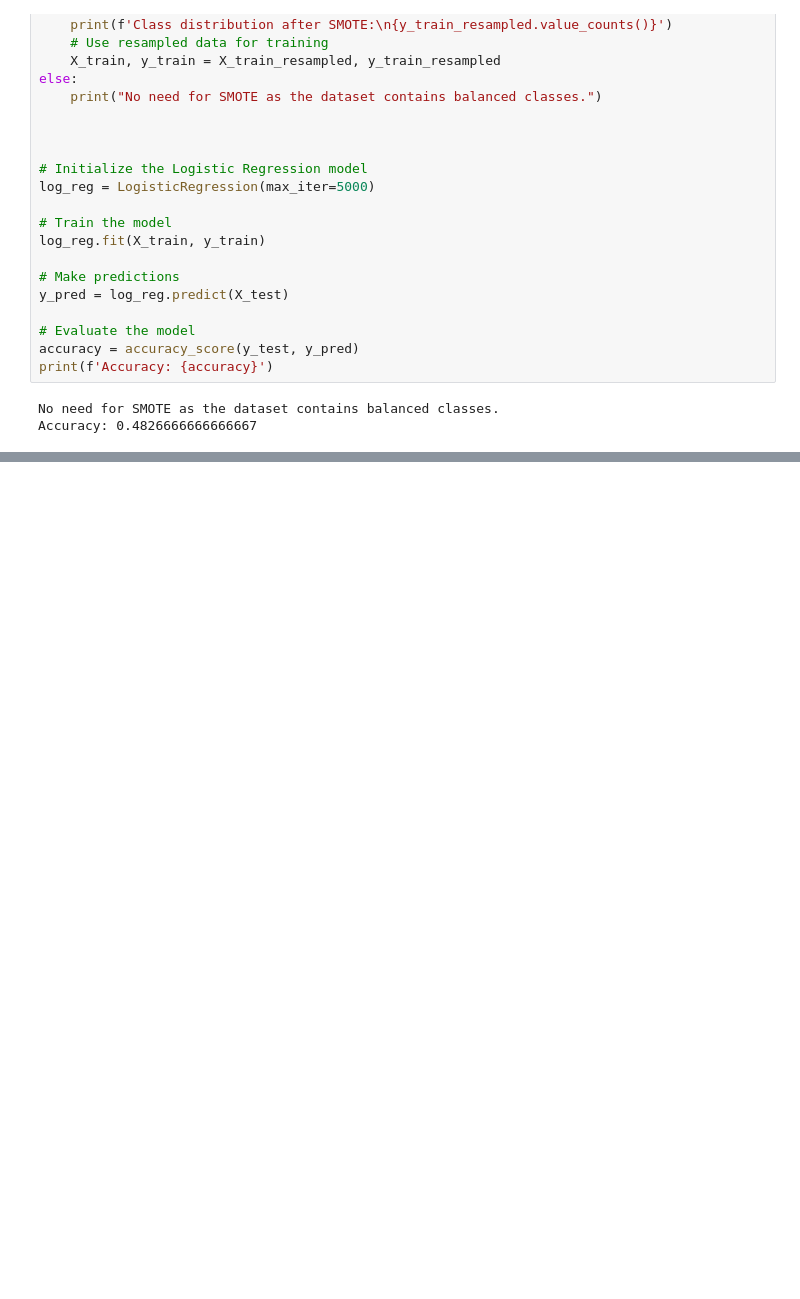
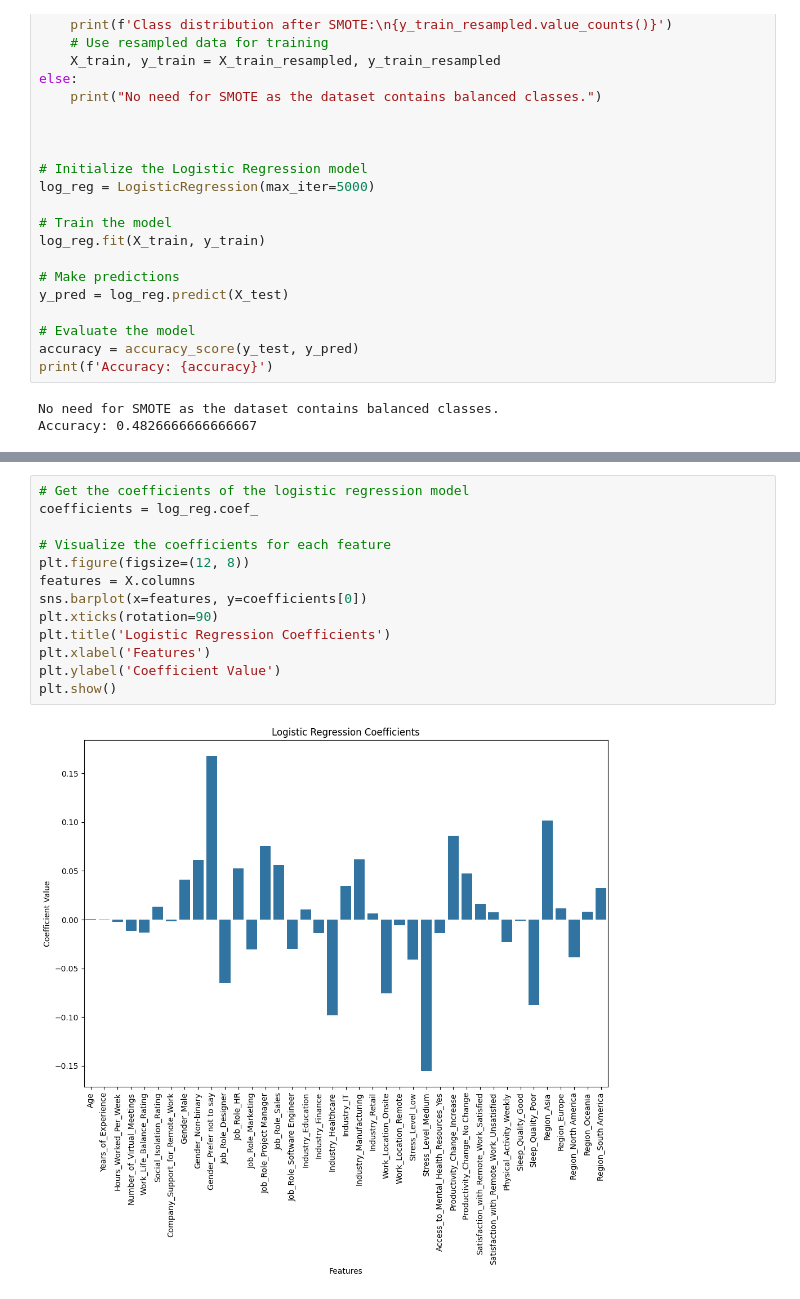
Before and after one commit to Berat02xz/FINKI-Academic-Journey, a Jupyter notebook: IMIKT - Методологија на истражувањето во ИКТ/Predicting Mental Health in Tech/Jupyter/Predicting_Mental_Health_Remote.ipynb, the cells around one changed output, grey strips where cells are left out. Cells and saved outputs as stored; diff of their text form; blank space fills up the shorter version.

```diff
--- a/IMIKT - Методологија на истражувањето во ИКТ/Predicting Mental Health in Tech/Jupyter/Predicting_Mental_Health_Remote.ipynb
+++ b/IMIKT - Методологија на истражувањето во ИКТ/Predicting Mental Health in Tech/Jupyter/Predicting_Mental_Health_Remote.ipynb
@@ -168,0 +186,15 @@ Accuracy: 0.4826666666666667
+# %%
+# Get the coefficients of the logistic regression model
+coefficients = log_reg.coef_
+
+# Visualize the coefficients for each feature
+plt.figure(figsize=(12, 8))
+features = X.columns
+sns.barplot(x=features, y=coefficients[0])
+plt.xticks(rotation=90)
+plt.title('Logistic Regression Coefficients')
+plt.xlabel('Features')
+plt.ylabel('Coefficient Value')
+plt.show()
+# %% [output]
+[figure, added]
```
Also changed, not shown: parts of 5 cells of this notebook, 9 other files.
